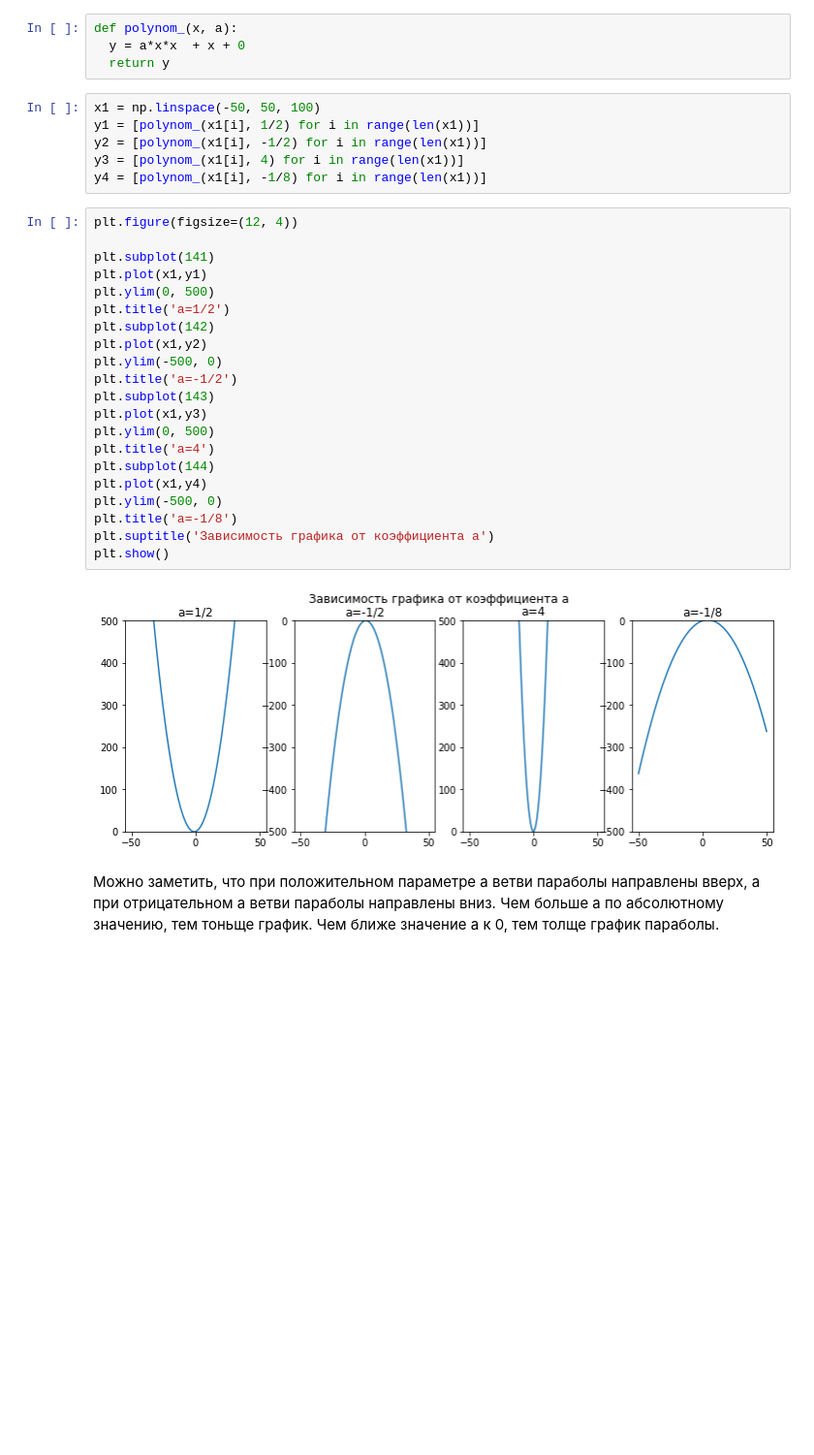
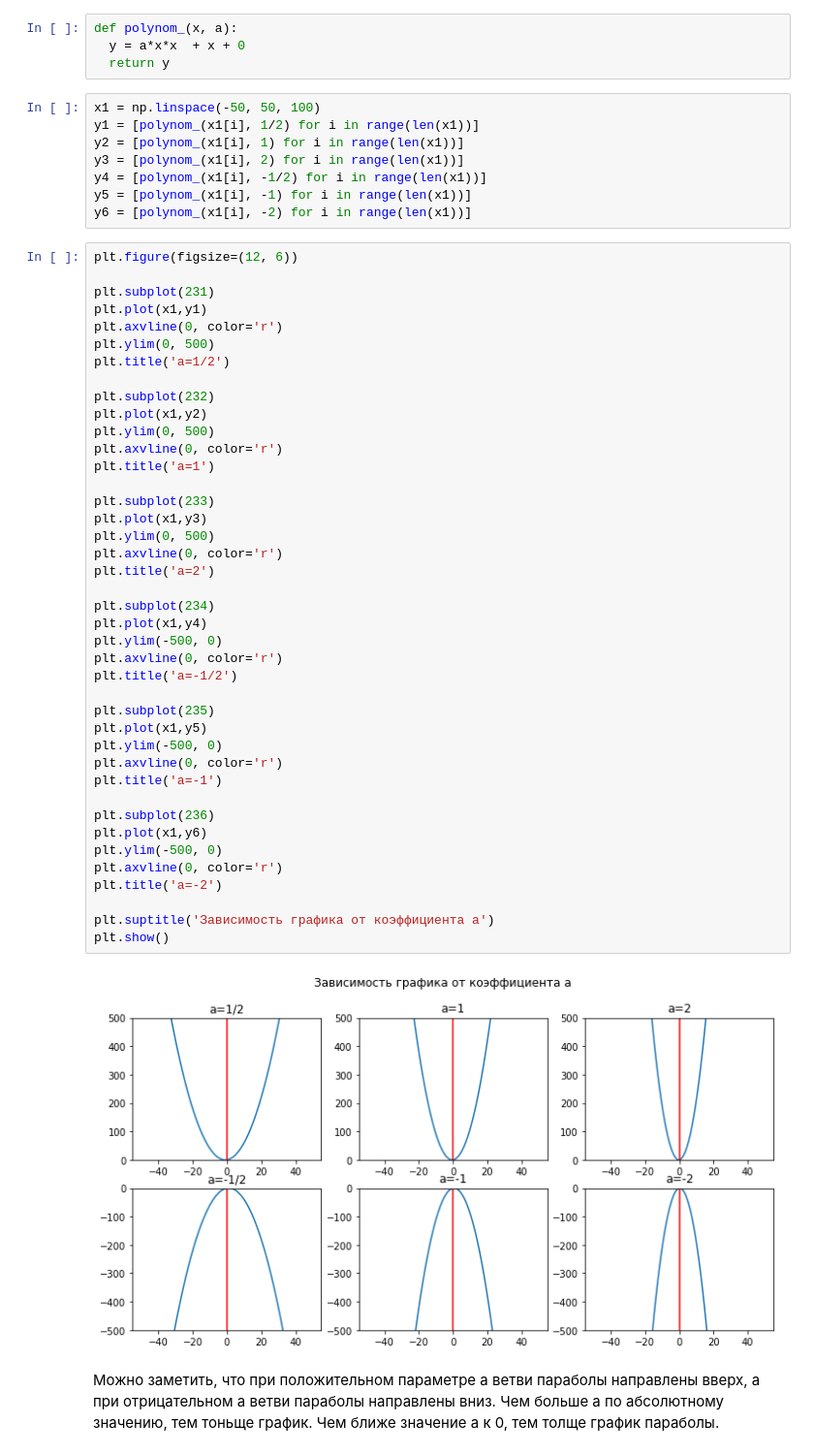
Before and after one commit to edwardwerner/math_netology, a Jupyter notebook: lecture_1.ipynb, the cells around one changed output. Shown: that part at 97% size. Saved outputs shown, nothing was run; the diff lists cells and outputs as text; blank space fills up the shorter version.

```diff
--- a/lecture_1.ipynb
+++ b/lecture_1.ipynb
@@ -204,32 +208,54 @@ def polynom_(x, a):
 # %%
 x1 = np.linspace(-50, 50, 100)
 y1 = [polynom_(x1[i], 1/2) for i in range(len(x1))]
-y2 = [polynom_(x1[i], -1/2) for i in range(len(x1))]
-y3 = [polynom_(x1[i], 4) for i in range(len(x1))]
-y4 = [polynom_(x1[i], -1/8) for i in range(len(x1))]
+y2 = [polynom_(x1[i], 1) for i in range(len(x1))]
+y3 = [polynom_(x1[i], 2) for i in range(len(x1))]
+y4 = [polynom_(x1[i], -1/2) for i in range(len(x1))]
+y5 = [polynom_(x1[i], -1) for i in range(len(x1))]
+y6 = [polynom_(x1[i], -2) for i in range(len(x1))]
 # %%
-plt.figure(figsize=(12, 4))
+plt.figure(figsize=(12, 6))
 
-plt.subplot(141)
+plt.subplot(231)
 plt.plot(x1,y1)
+plt.axvline(0, color='r')
 plt.ylim(0, 500)
 plt.title('a=1/2')
-plt.subplot(142)
+
+plt.subplot(232)
 plt.plot(x1,y2)
-plt.ylim(-500, 0)
-plt.title('a=-1/2')
-plt.subplot(143)
+plt.ylim(0, 500)
+plt.axvline(0, color='r')
+plt.title('a=1')
+
+plt.subplot(233)
 plt.plot(x1,y3)
 plt.ylim(0, 500)
-plt.title('a=4')
-plt.subplot(144)
+plt.axvline(0, color='r')
+plt.title('a=2')
+
+plt.subplot(234)
 plt.plot(x1,y4)
 plt.ylim(-500, 0)
-plt.title('a=-1/8')
+plt.axvline(0, color='r')
+plt.title('a=-1/2')
+
+plt.subplot(235)
+plt.plot(x1,y5)
+plt.ylim(-500, 0)
+plt.axvline(0, color='r')
+plt.title('a=-1')
+
+plt.subplot(236)
+plt.plot(x1,y6)
+plt.ylim(-500, 0)
+plt.axvline(0, color='r')
+plt.title('a=-2')
+
 plt.suptitle('Зависимость графика от коэффициента a')
 plt.show()
 # %% [output]
-[figure, old version]
+[figure, new version]
 # %% [markdown]
 Можно заметить, что при положительном параметре a ветви параболы направлены вверх, а при отрицательном a ветви параболы направлены вниз. Чем больше a по абсолютному значению, тем тоньще график. Чем ближе значение a к 0, тем толще график параболы.
 # %% [markdown]
```
Also changed, not shown: parts of 10 cells of this notebook.
